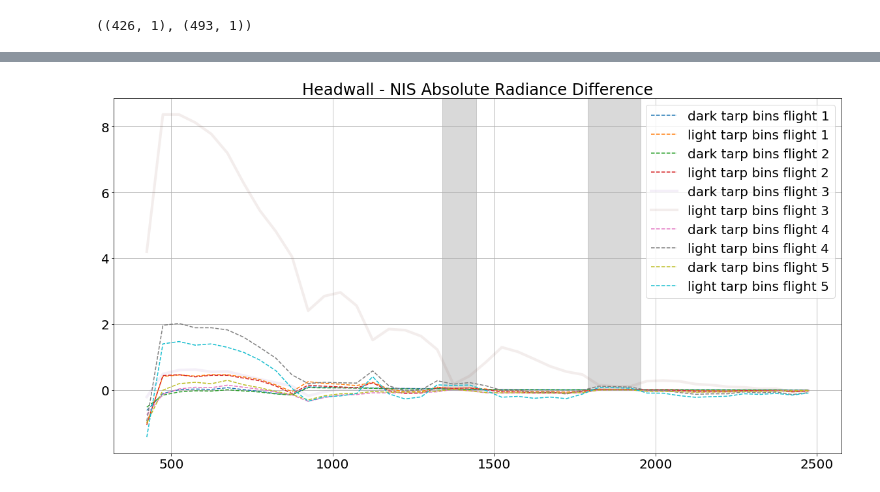
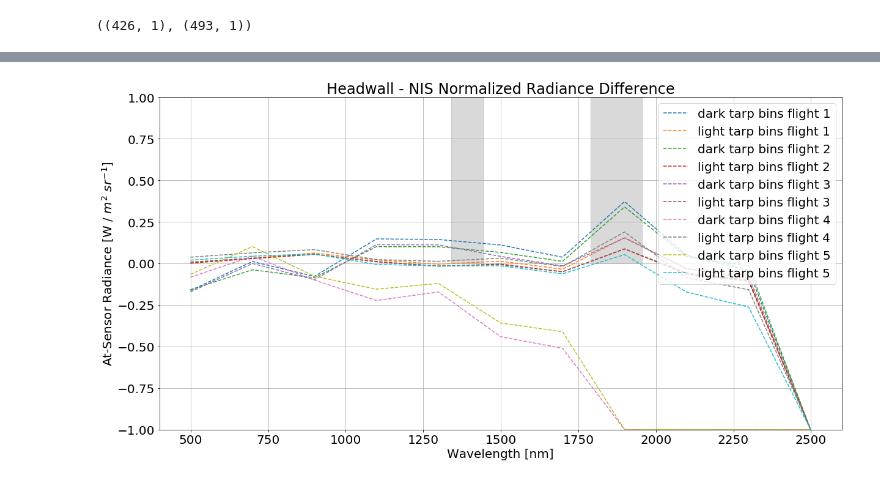
Before and after one commit to earthlab/neon-headwall-data, a Jupyter notebook: notebooks/DASK_RADIANCE_compare_headwall_NEON_all_flight_lines_TABLE_MTN.ipynb, the cells around one changed output, grey strips where cells are left out. Saved outputs shown, nothing was run; the diff lists cells and outputs as text; code cells hidden in the pictures.

```diff
--- a/notebooks/DASK_RADIANCE_compare_headwall_NEON_all_flight_lines_TABLE_MTN.ipynb
+++ b/notebooks/DASK_RADIANCE_compare_headwall_NEON_all_flight_lines_TABLE_MTN.ipynb
@@ -367,7 +380,7 @@ plt.show()
 # %% [output]
 [figure]
 # %%
-bin_res=50
+bin_res=200
 # light_tarp_mean, light_tarp_std = bin_data(full_ex, full_wav, full_neon_ls, neon_wav, bin_res)
 light_tarp_mean, light_tarp_std = bin_data_groups(full_hw_ls, full_wav, full_neon_ls, neon_wav, bin_res)
 # %% [markdown]
@@ -1025,3 +1038,29 @@ dark_tarp_avg_dif = dark_tarp_mean[:,0:5].mean(axis=1) - dark_tarp_mean[:,5:].me
 # %%
 # plt.plot(band_ranges[0][1],dark_tarp_avg_dif)
 dif_x =  [br[1] for br in band_ranges]
+# %%
+colors = ['b', 'r', 'g', 'c', 'm']
+plt.figure(figsize=(20,10))
+for i in range(5):
+
+    l_dif = light_tarp_mean[:,i] - light_tarp_mean[:,i+5]
+    d_dif = dark_tarp_mean[:,i] - dark_tarp_mean[:,i+5]
+
+    plt.plot(dif_x, d_dif, f'--{colors[i]}', label=f'dark tarp bins flight {i+1}')
+    plt.plot(dif_x, l_dif, f'-*{colors[i]}', label=f'light tarp bins flight {i+1}')
+
+plt.gca().add_patch(
+    #plt.Rectangle((1260,0), 1560-1260, 20,color='k', alpha=0.15))
+    plt.Rectangle((1340,0), 1445-1340, 20,color='k', alpha=0.15))
+
+plt.gca().add_patch(
+    #plt.Rectangle((1760,0), 1960-1760, 20,color='k', alpha=0.15))
+    plt.Rectangle((1790,0), 1955-1790, 20,color='k', alpha=0.15))
+
+plt.title('Headwall - NIS Absolute Radiance Difference')
+plt.grid(True)
+plt.ylim([-1, 4])
+plt.xlabel('Wavelength [nm]')
+plt.ylabel('At-Sensor Radiance [W / $m^2$ $sr^{-1}$]')
+plt.legend()
+plt.show()
@@ -1028,28 +1069,27 @@ dif_x =  [br[1] for br in band_ranges]
 # %%
 plt.figure(figsize=(20,10))
 for i in range(5):
 
-    l_dif = light_tarp_mean[:,i] - light_tarp_mean[:,i+5]
-    d_dif = dark_tarp_mean[:,i] - dark_tarp_mean[:,i+5]
+    l_dif = (light_tarp_mean[:,i] - light_tarp_mean[:,i+5]) / (light_tarp_mean[:,i] + light_tarp_mean[:,i+5])
+    d_dif = (dark_tarp_mean[:,i] - dark_tarp_mean[:,i+5]) / (dark_tarp_mean[:,i] + dark_tarp_mean[:,i+5])
 
-    if i==2:
-        plt.plot(dif_x, d_dif, linewidth=4, label=f'dark tarp bins flight {i+1}', alpha=0.1)
-        plt.plot(dif_x, l_dif, linewidth=4, label=f'light tarp bins flight {i+1}', alpha=0.1)
-    else:
-        plt.plot(dif_x, d_dif, '--', label=f'dark tarp bins flight {i+1}')
-        plt.plot(dif_x, l_dif, '--', label=f'light tarp bins flight {i+1}')
+    plt.plot(dif_x, d_dif, '--', label=f'dark tarp bins flight {i+1}')
+    plt.plot(dif_x, l_dif, '--', label=f'light tarp bins flight {i+1}')
 
 plt.gca().add_patch(
     #plt.Rectangle((1260,0), 1560-1260, 20,color='k', alpha=0.15))
     plt.Rectangle((1340,0), 1445-1340, 20,color='k', alpha=0.15))
 
 plt.gca().add_patch(
     #plt.Rectangle((1760,0), 1960-1760, 20,color='k', alpha=0.15))
     plt.Rectangle((1790,0), 1955-1790, 20,color='k', alpha=0.15))
 
-plt.title('Headwall - NIS Absolute Radiance Difference')
+plt.title('Headwall - NIS Normalized Radiance Difference')
 plt.grid(True)
+plt.ylim([-1,1])
 plt.legend()
+plt.xlabel('Wavelength [nm]')
+plt.ylabel('At-Sensor Radiance [W / $m^2$ $sr^{-1}$]')
 plt.show()
 # %% [output]
-[figure, old version]
+[figure, new version]
```
Also changed, not shown: parts of 24 cells of this notebook.
